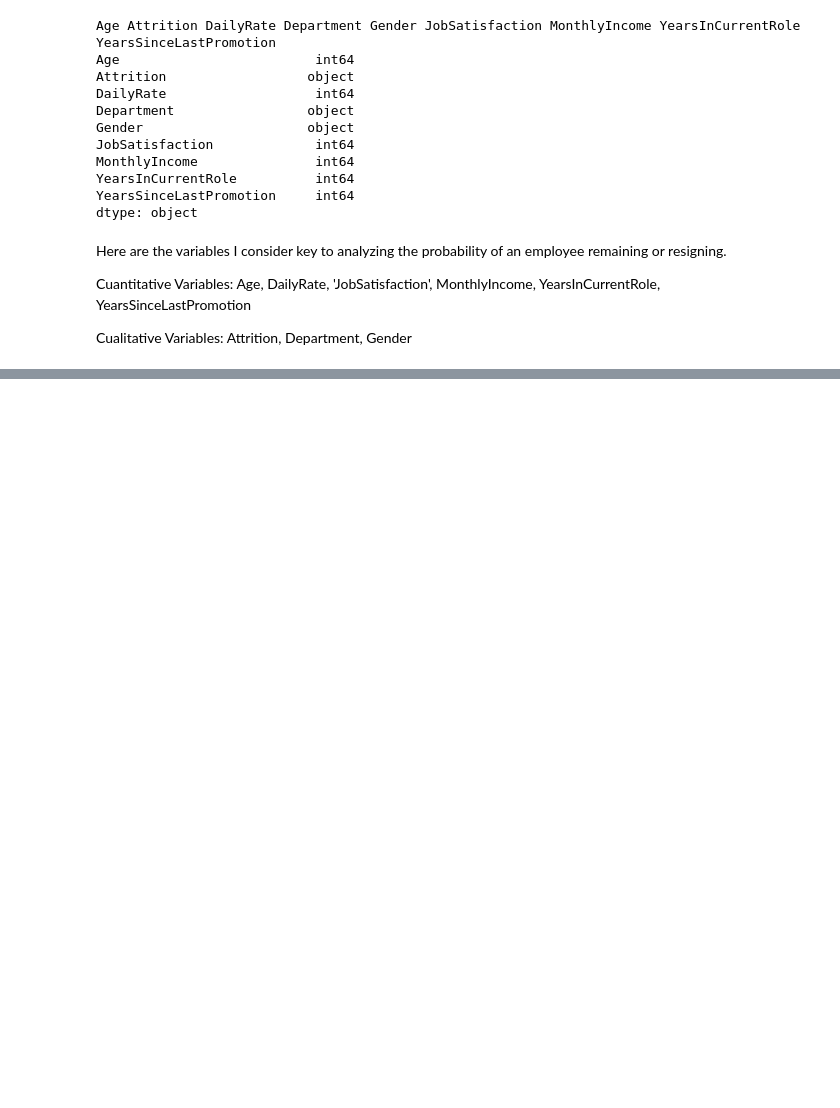
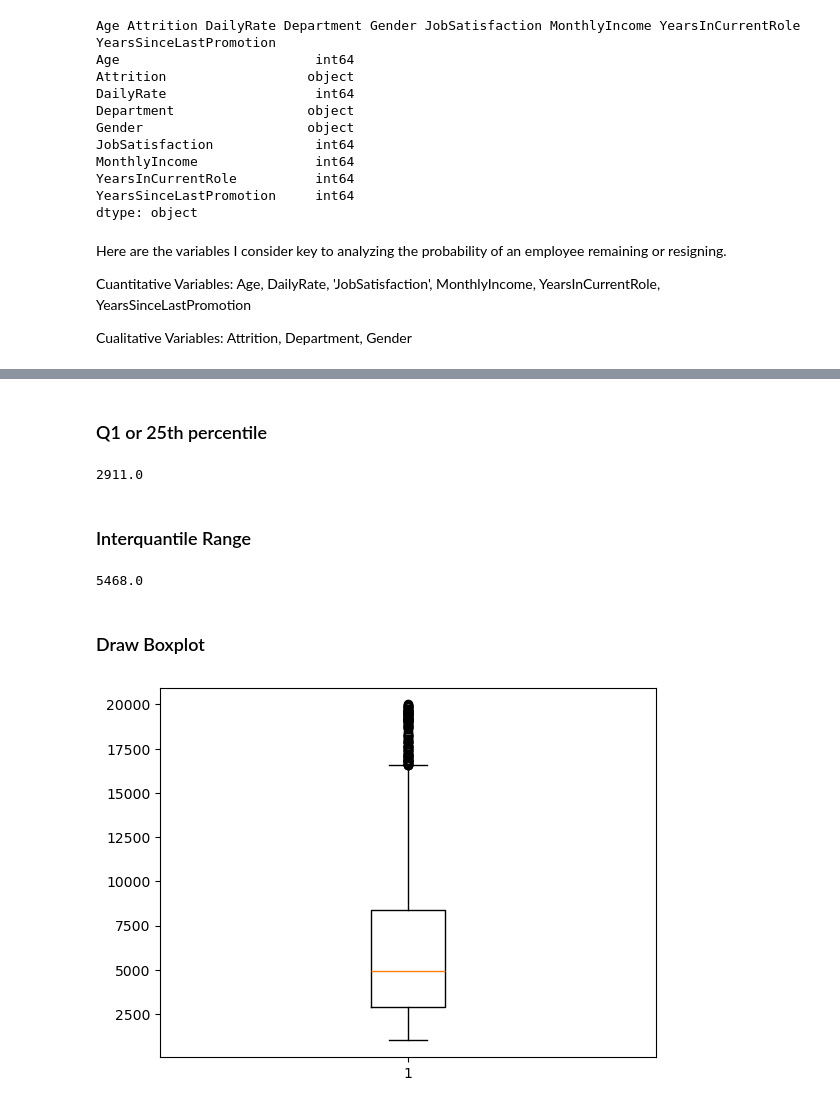
Before and after one commit to FabiolaSerranoAg/Statistics_for_Data_Analysis_September26, a Jupyter notebook: Statistics.ipynb, the cells around one changed output, grey strips where cells are left out. Cells and saved outputs as stored; diff of their text form; code cells hidden in the pictures; blank space fills up the shorter version.

```diff
--- a/Statistics.ipynb
+++ b/Statistics.ipynb
@@ -128,0 +284,24 @@ Cualitative Variables: Attrition, Department, Gender
+# %% [markdown]
+### Q1 or 25th percentile
+# %%
+Q1 = df['MonthlyIncome'].quantile(0.25)
+
+Q1
+# %% [output]
+2911.0
+# %% [markdown]
+### Interquantile Range
+# %%
+IQR = Q3 - Q1
+
+IQR
+# %% [output]
+5468.0
+# %% [markdown]
+### Draw Boxplot
+# %%
+plt.boxplot(df['MonthlyIncome'])
+
+plt.show()
+# %% [output]
+[figure, added]
```
Also changed, not shown: parts of 38 cells of this notebook.
